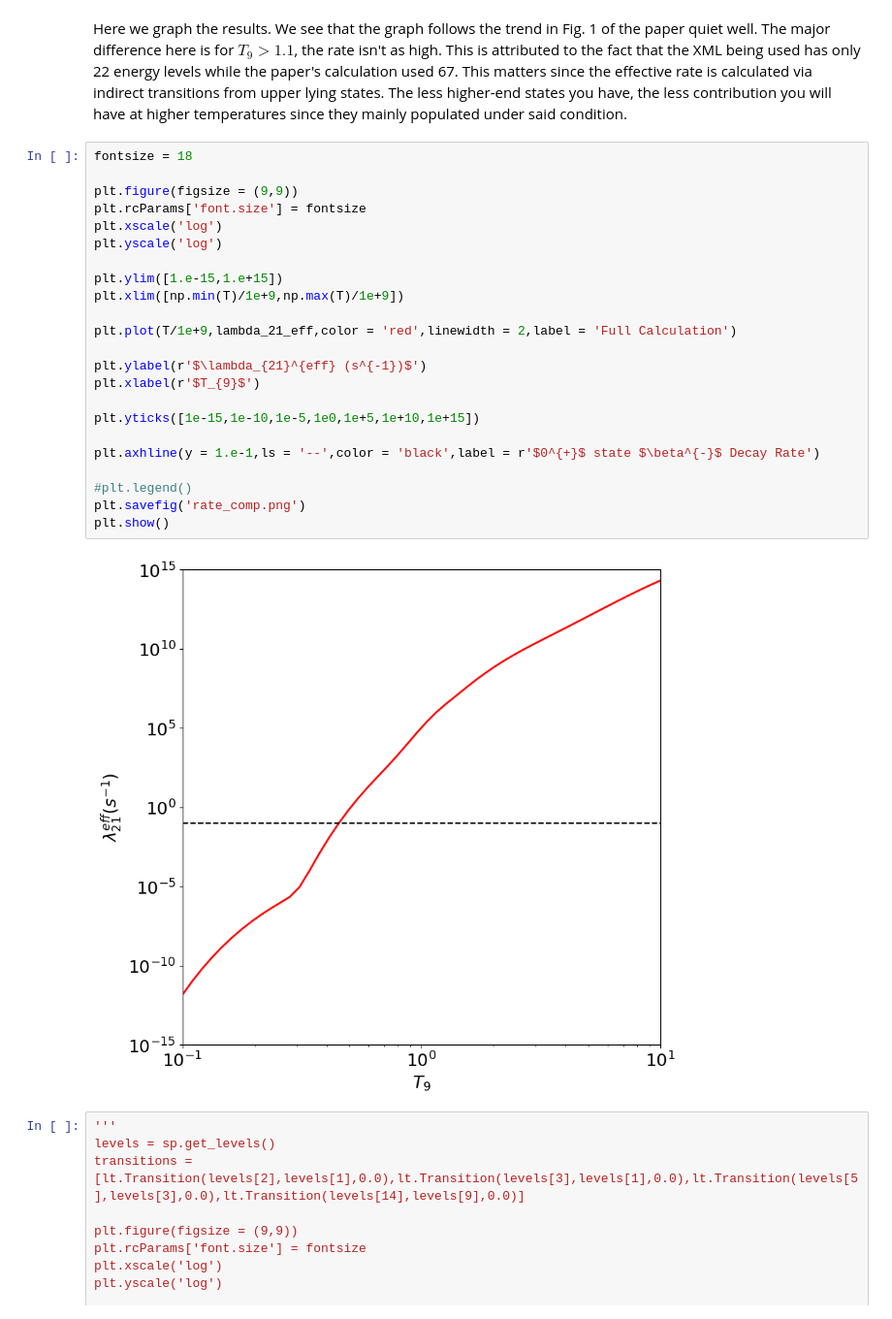
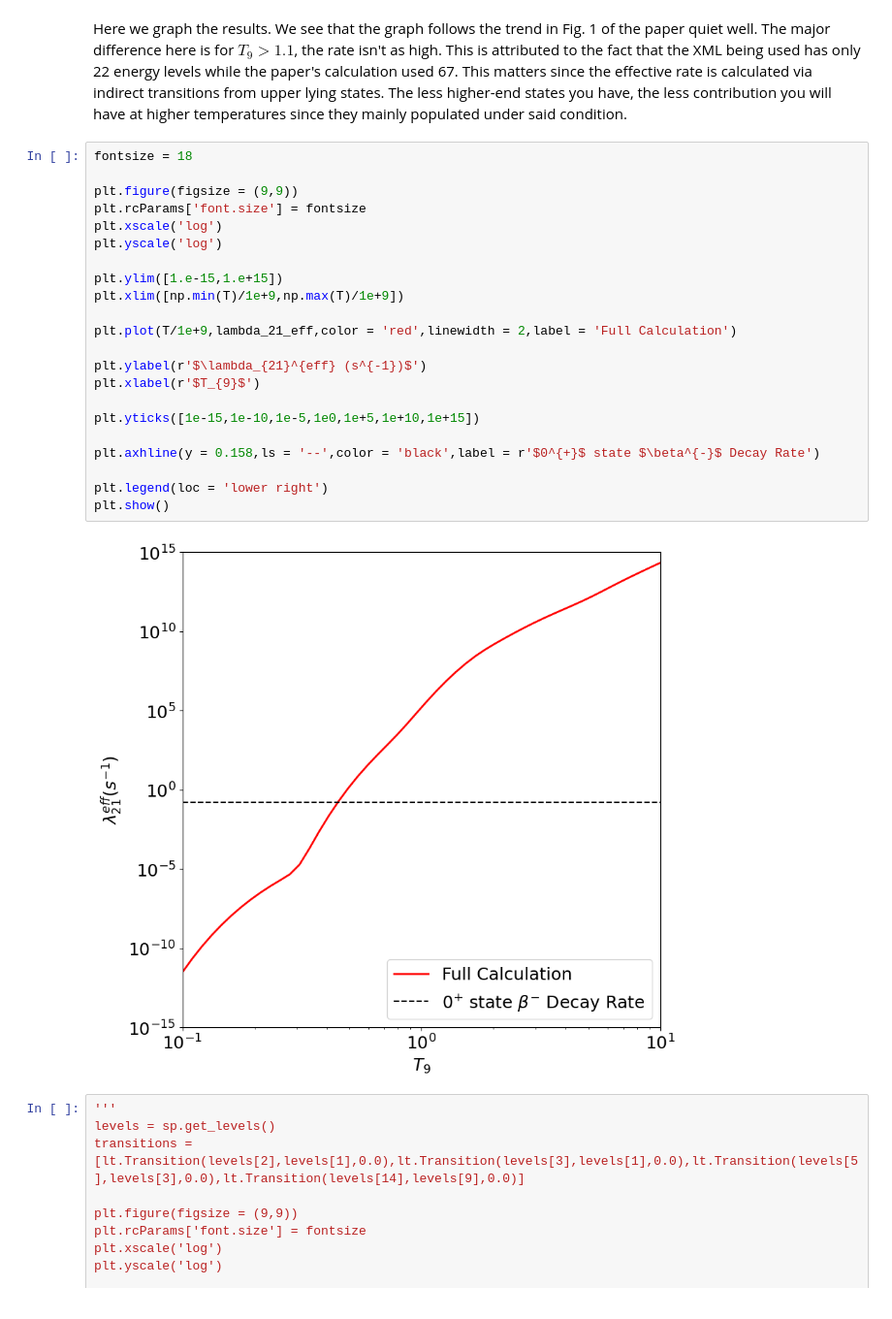
Before and after one commit to jaadt7/lvlspy_app, a Jupyter notebook: notebook.ipynb, the cells around one changed output. Shown at 97% size. Drawn from its saved outputs; the diff is of its cells as text.

```diff
--- a/notebook.ipynb
+++ b/notebook.ipynb
@@ -430,28 +279,27 @@ Here we graph the results. We see that the graph follows the trend in Fig. 1 of
 # %%
 fontsize = 18
 
 plt.figure(figsize = (9,9))
 plt.rcParams['font.size'] = fontsize
 plt.xscale('log')
 plt.yscale('log')
 
 plt.ylim([1.e-15,1.e+15])
 plt.xlim([np.min(T)/1e+9,np.max(T)/1e+9])
 
 plt.plot(T/1e+9,lambda_21_eff,color = 'red',linewidth = 2,label = 'Full Calculation')
 
 plt.ylabel(r'$\lambda_{21}^{eff} (s^{-1})$')
 plt.xlabel(r'$T_{9}$')
 
 plt.yticks([1e-15,1e-10,1e-5,1e0,1e+5,1e+10,1e+15])
 
-plt.axhline(y = 1.e-1,ls = '--',color = 'black',label = r'$0^{+}$ state $\beta^{-}$ Decay Rate')
+plt.axhline(y = 0.158,ls = '--',color = 'black',label = r'$0^{+}$ state $\beta^{-}$ Decay Rate')
 
-#plt.legend()
-plt.savefig('rate_comp.png')
+plt.legend(loc = 'lower right')
 plt.show()
 # %% [output]
-[figure, old version]
+[figure, new version]
 # %%
 '''
 levels = sp.get_levels()
```
Also changed, not shown: parts of 27 cells of this notebook, 1 other file.
